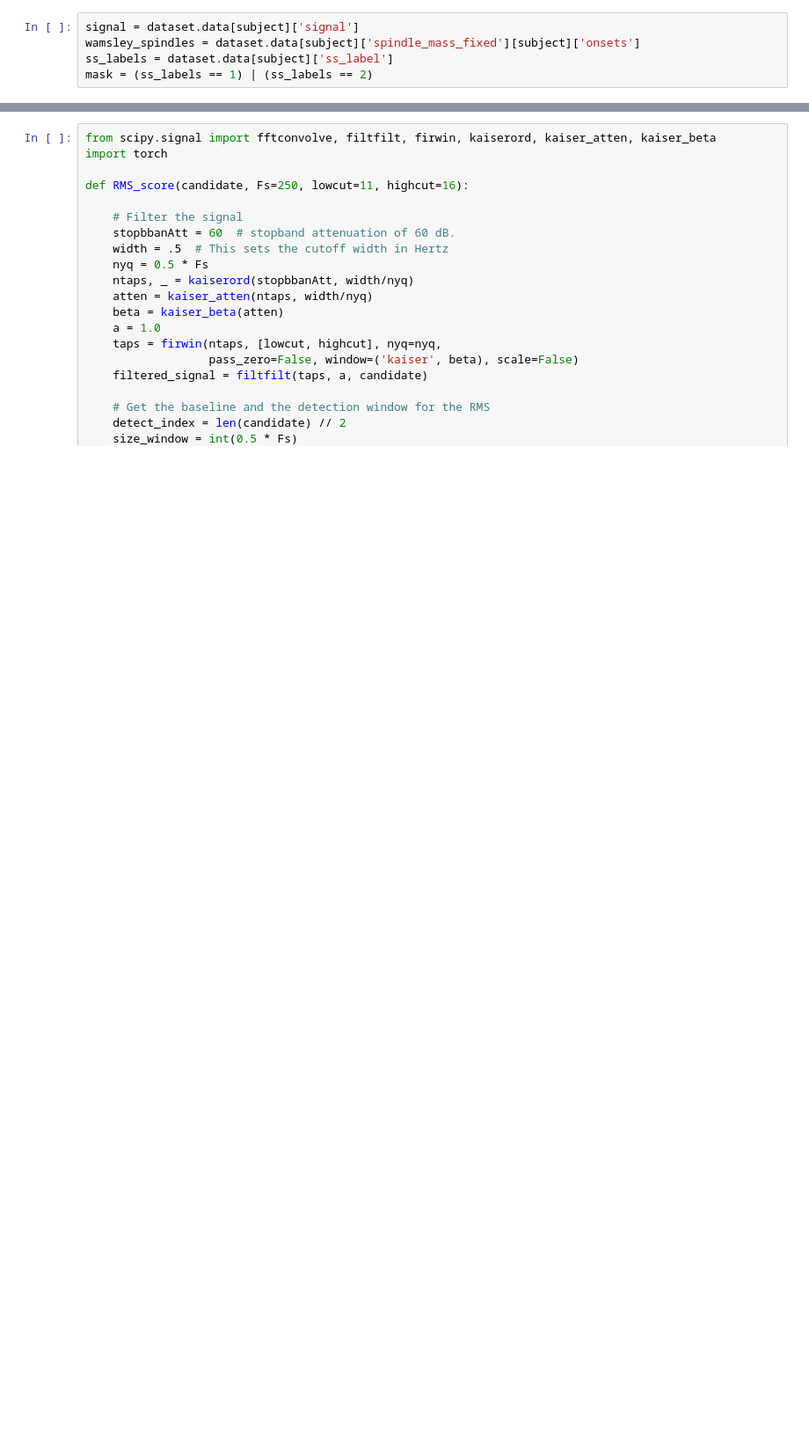
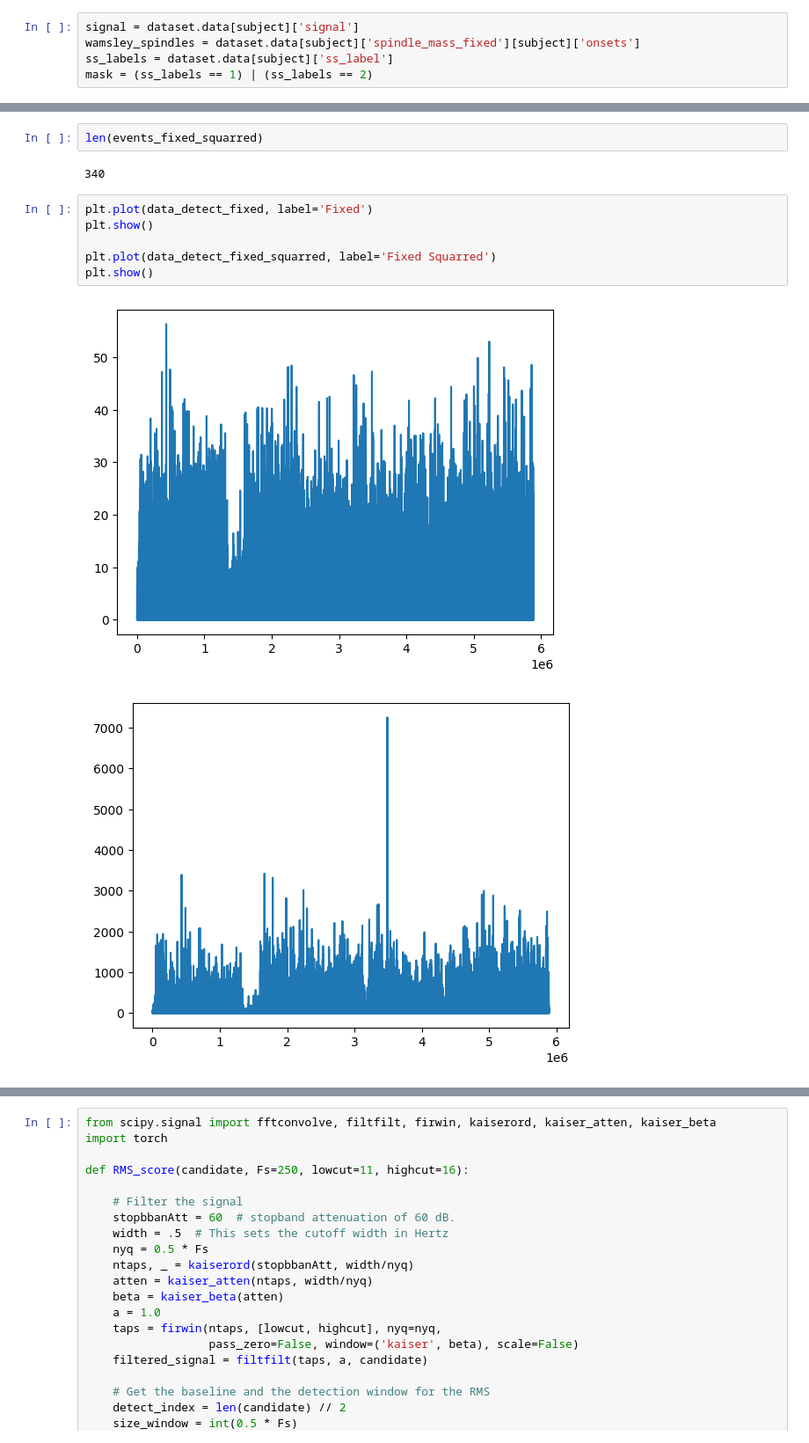
Before and after one commit to Portiloop/portiloop-training, a Jupyter notebook: notebooks/verifying_spindles.ipynb, the cells around one changed output, grey strips where cells are left out. Shown at 88% size. Cells and saved outputs as stored; diff of their text form; blank space fills up the shorter version.

```diff
--- a/notebooks/verifying_spindles.ipynb
+++ b/notebooks/verifying_spindles.ipynb
@@ -308,3 +475,16 @@ events_no_outlier_squarred = [event[0] for event in events_no_outlier_squarred]
+# %%
+len(events_fixed_squarred)
+# %% [output]
+340
+# %%
+plt.plot(data_detect_fixed, label='Fixed')
+plt.show()
+
+plt.plot(data_detect_fixed_squarred, label='Fixed Squarred')
+plt.show()
+# %% [output]
+[figure, added]
+[figure, added]
 # %%
 print(f"Fixed found {len(events_fixed)} spindles")
 print(f"Not Fixed found {len(events_not_fixed)} spindles")
```
Also changed, not shown: parts of 17 cells of this notebook, 2 other files.
